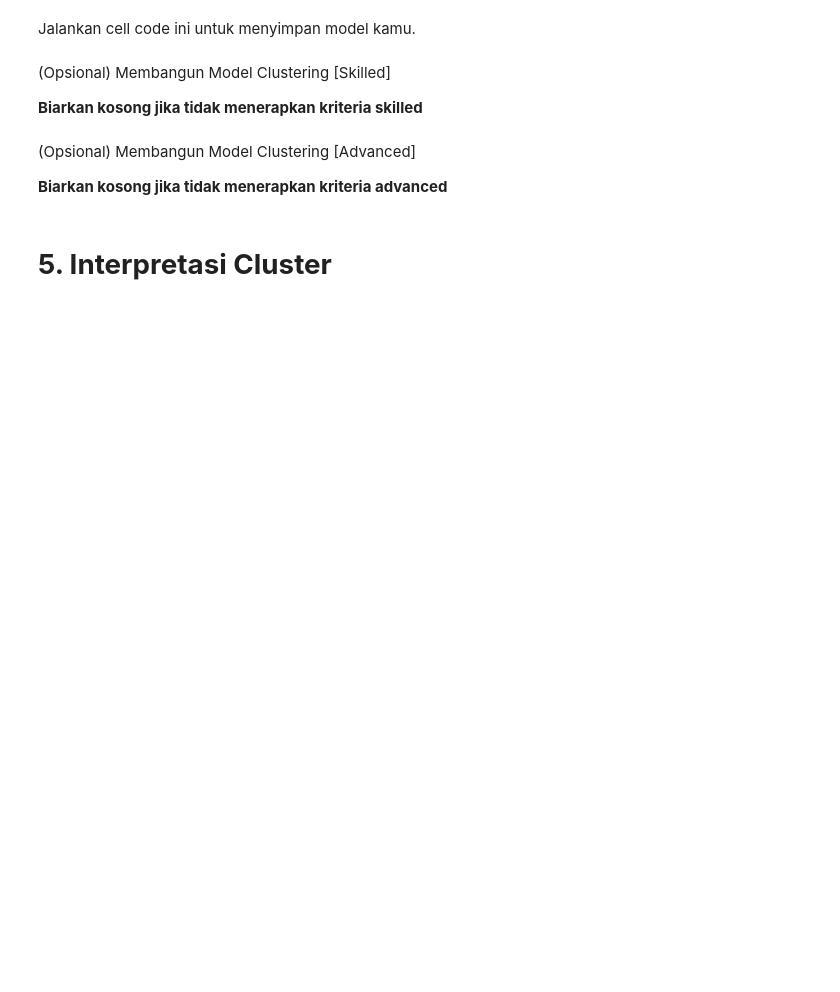
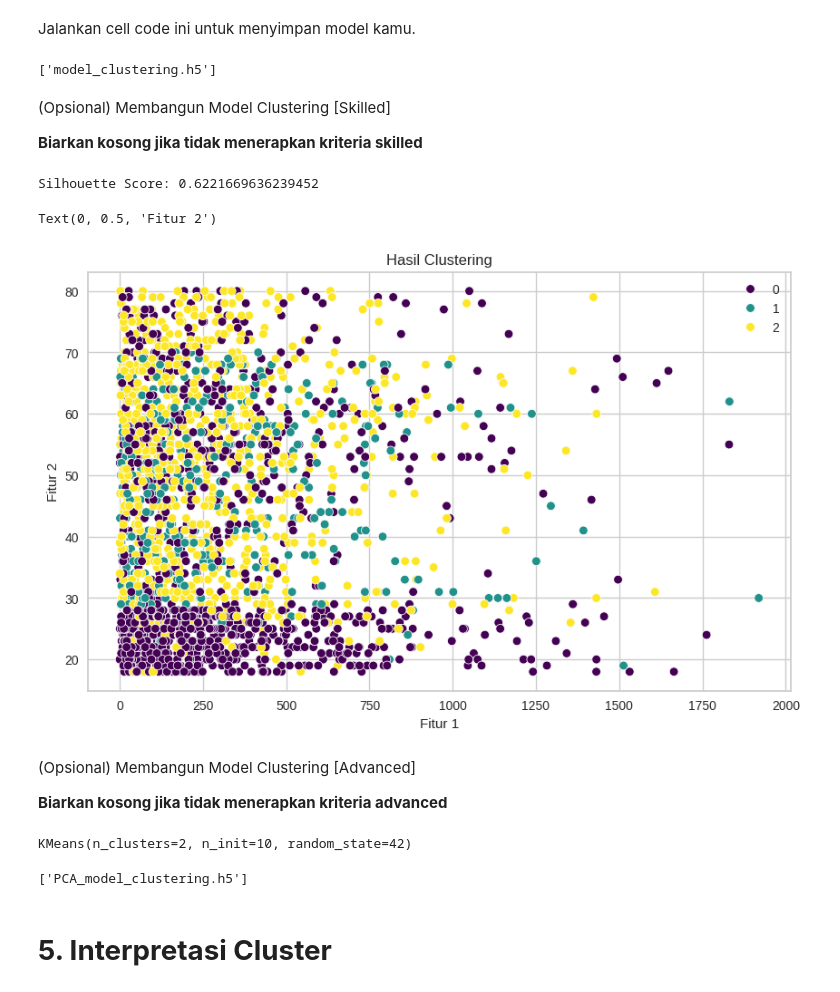
Before and after one commit to Hijaan/Dicoding_HIjaan, a Jupyter notebook: [Clustering]_Submission_Akhir_BMLP_Hasbi.ipynb, the cells around one changed output. Drawn from its saved outputs; the diff is of its cells as text; code cells hidden in the pictures; blank space fills up the shorter version.

```diff
--- a/[Clustering]_Submission_Akhir_BMLP_Hasbi.ipynb
+++ b/[Clustering]_Submission_Akhir_BMLP_Hasbi.ipynb
@@ -205,0 +343,13 @@ Pada tahap ini, Anda membangun model clustering dengan memilih algoritma yang se
+# %%
+# Menggunakan algoritma K-Means Clustering
+k = 3
+kmeans = KMeans(n_clusters=k, random_state=42, n_init=10) # Added random_state for reproducibility and n_init for clarity
+kmeans.fit(numerical_df_cleaned)
+label = kmeans.labels_
+
+# Add the cluster labels to the original dataframe for analysis (handle potential index mismatch)
+# Align the cluster labels with the original dataframe based on the cleaned numerical data index
+df['Cluster'] = pd.Series(label, index=numerical_df_cleaned.index)
+
+# Display the head of the dataframe with the new cluster labels
+display(df.head())
@@ -209,9 +366,17 @@ Jalankan cell code ini untuk menyimpan model kamu.
 # Menyimpan model menggunakan joblib
 # import joblib
 # joblib.dump(___, "model_clustering.h5")
+joblib.dump(df,"model_clustering.h5")
+# %% [output]
+['model_clustering.h5']
 # %% [markdown]
 (Opsional) Membangun Model Clustering [Skilled]
 
 **Biarkan kosong jika tidak menerapkan kriteria skilled**
 # %%
 # Menghitung dan menampilkan nilai Silhouette Score.
+X, y = numerical_df_cleaned, label
+silhouette_avg = silhouette_score(X, y)
+print(f"Silhouette Score: {silhouette_avg}")
+# %% [output]
+Silhouette Score: 0.6221669636239452
@@ -220,19 +383,33 @@ Jalankan cell code ini untuk menyimpan model kamu.
+# %%
+# Membuat visualisasi hasil clustering
+plt.figure(figsize=(10, 6))
+sns.scatterplot(x=X.iloc[:, 0], y=X.iloc[:, 1], hue=y, palette='viridis')
+plt.title('Hasil Clustering')
+plt.xlabel('Fitur 1')
+plt.ylabel('Fitur 2')
+# %% [output]
+Text(0, 0.5, 'Fitur 2')
+[figure, added]
 # %% [markdown]
 (Opsional) Membangun Model Clustering [Advanced]
 
 **Biarkan kosong jika tidak menerapkan kriteria advanced**
 # %%
 # Membangun model menggunakan PCA.
-# ___ =PCA(n_components=<x>)
-# ___ = ____.fit_transform(___)
-# Menyimpan data PCA sebagai Dataframe dengan nama PCA_<numbers>
-# <data_final> = pd.DataFrame(___, columns=['PCA1', 'PCA2', <sesuaikan dengan jumlah n>])
+pca =PCA(n_components=2)
+numerical_pca = pca.fit_transform(numerical_df_cleaned)
+#Menyimpan data PCA sebagai Dataframe dengan nama PCA_<numbers>
+final_df = pd.DataFrame(numerical_pca, columns=['PCA1', 'PCA2'])
 # Pastikan kamu membangun model Kmeans baru dengan data yang sudah dimodifikasi melalui PCA.
-# ___ = KMeans(n_clusters=<x>)
-# ___.fit(<data_final>)
+kmeans = KMeans(n_clusters=2, random_state=42, n_init=10)
+kmeans.fit(final_df)
+# %% [output]
+KMeans(n_clusters=2, n_init=10, random_state=42)
 # %%
 # Simpan model PCA sebagai perbandingan dengan menjalankan cell code ini joblib.dump(model,"PCA_model_clustering.h5")
 # Pastikan yang disimpan model yang sudah melalui .fit berdasarkan dataset yang sudah dilakukan PCA
-# joblib.dump(___, "PCA_model_clustering.h5")
+joblib.dump(final_df, "PCA_model_clustering.h5")
+# %% [output]
+['PCA_model_clustering.h5']
 # %% [markdown]
 # **5. Interpretasi Cluster**
```
Also changed, not shown: parts of 24 cells of this notebook.
